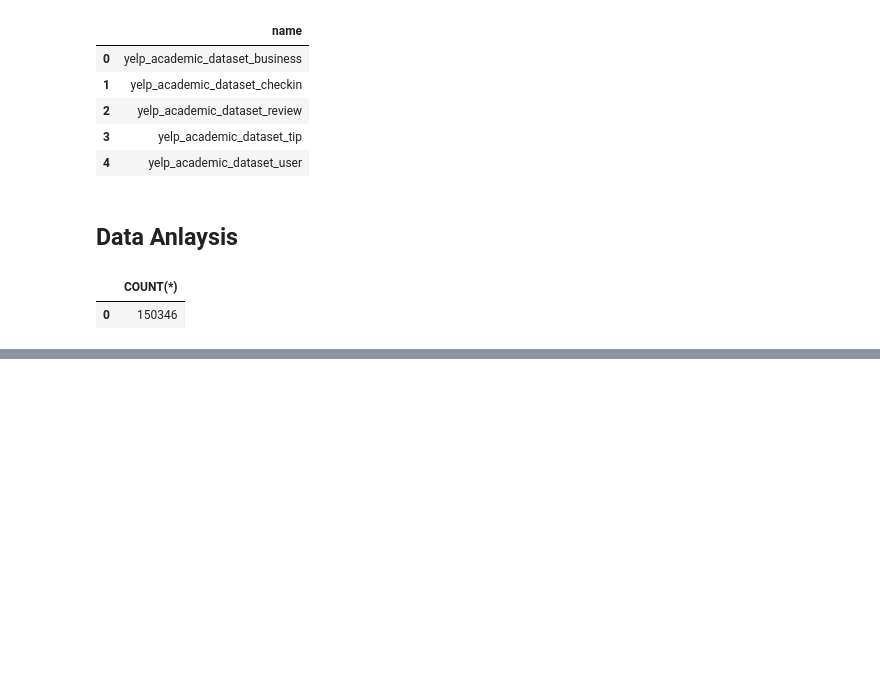
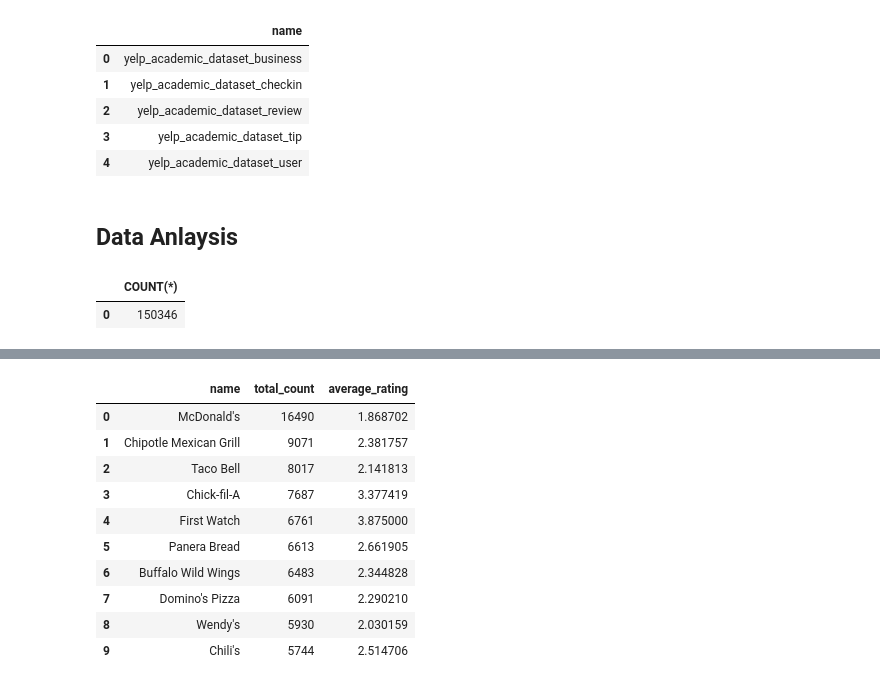
Before and after one commit to satvik231/Restautrant-Success-Analysis, a Jupyter notebook: creation.ipynb, the cells around one changed output, grey strips where cells are left out. Saved outputs shown, nothing was run; the diff lists cells and outputs as text; code cells hidden in the pictures; blank space fills up the shorter version.

```diff
--- a/creation.ipynb
+++ b/creation.ipynb
@@ -129,0 +152,15 @@ pd.read_sql_query(f"""
+# %%
+def remove_outliers(df,col):
+    Q1 = df[col].quantile(0.25)
+    Q3 = df[col].quantile(0.75)
+
+    IQR = Q3 - Q1
+
+    lower_bound = Q1 - 1.5 * IQR
+    upper_bound = Q3 + 1.5 * IQR
+
+    df = df[(df[col] >= lower_bound) & (df[col] <= upper_bound)]
+
+    return df
+# %%
+business_id = remove_outliers(business_id, 'review_count')
@@ -129,0 +171,24 @@ pd.read_sql_query(f"""
+# %%
+# which restautrants have the highest review
+
+pd.read_sql_query(f"""SELECT name,
+                  SUM(review_count) as total_count,
+                  avg(stars) as average_rating
+                  FROM yelp_academic_dataset_business
+                  WHERE business_id IN {tuple(business_id['business_id'])}
+                  GROUP BY name
+                  ORDER BY total_count DESC
+                  LIMIT 10
+                  """,conn)
+# %% [output]
+|  | name | total_count | average_rating |
+| 0 | McDonald's | 16490 | 1.868702 |
+| 1 | Chipotle Mexican Grill | 9071 | 2.381757 |
+| 2 | Taco Bell | 8017 | 2.141813 |
+| 3 | Chick-fil-A | 7687 | 3.377419 |
+| 4 | First Watch | 6761 | 3.875000 |
+| 5 | Panera Bread | 6613 | 2.661905 |
+| 6 | Buffalo Wild Wings | 6483 | 2.344828 |
+| 7 | Domino's Pizza | 6091 | 2.290210 |
+| 8 | Wendy's | 5930 | 2.030159 |
+| 9 | Chili's | 5744 | 2.514706 |
```
Also changed, not shown: parts of 9 cells of this notebook.
